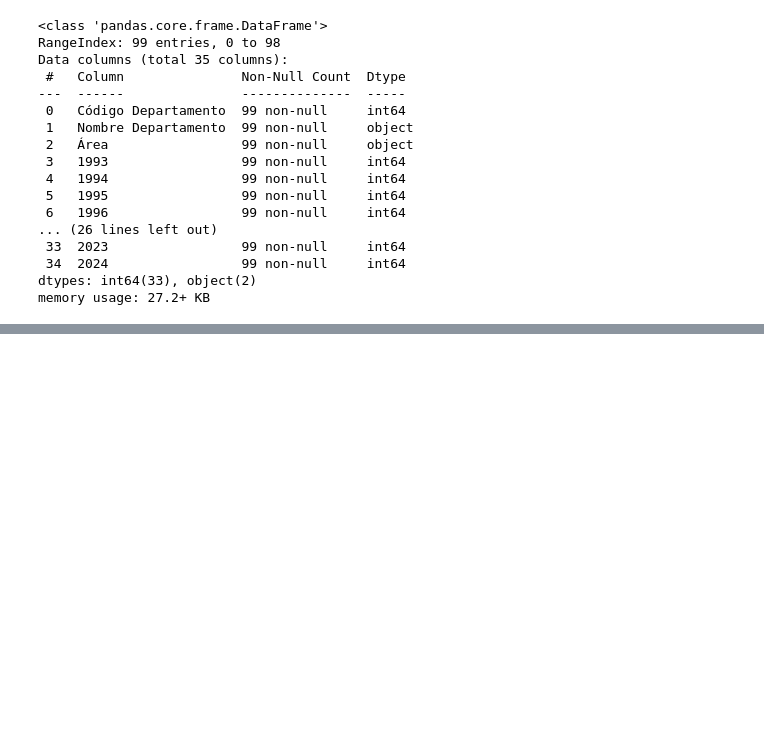
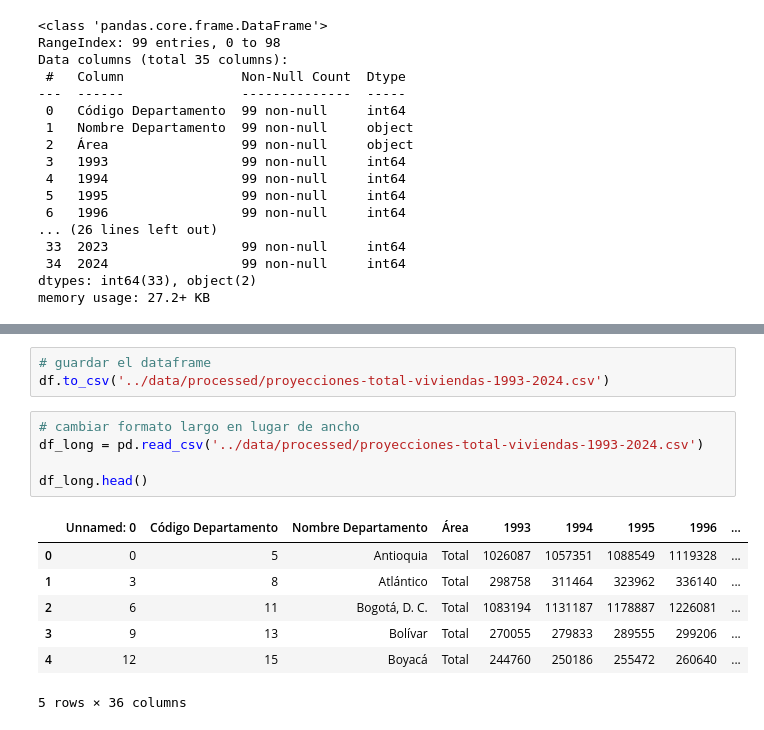
Before and after one commit to diegofercho21323/data-my-home, a Jupyter notebook: notebooks/viviendas_ocupadas_desocupadas.ipynb, the cells around one changed output, grey strips where cells are left out. Drawn from its saved outputs; the diff is of its cells as text; blank space fills up the shorter version.

```diff
--- a/notebooks/viviendas_ocupadas_desocupadas.ipynb
+++ b/notebooks/viviendas_ocupadas_desocupadas.ipynb
@@ -57,0 +65,16 @@ memory usage: 27.2+ KB
+# %%
+# guardar el dataframe
+df.to_csv('../data/processed/proyecciones-total-viviendas-1993-2024.csv')
+# %%
+# cambiar formato largo en lugar de ancho
+df_long = pd.read_csv('../data/processed/proyecciones-total-viviendas-1993-2024.csv')
+
+df_long.head()
+# %% [output]
+|  | Unnamed: 0 | Código Departamento | Nombre Departamento | Área | 1993 | 1994 | 1995 | 1996 | ... |
+| 0 | 0 | 5 | Antioquia | Total | 1026087 | 1057351 | 1088549 | 1119328 | ... |
+| 1 | 3 | 8 | Atlántico | Total | 298758 | 311464 | 323962 | 336140 | ... |
+| 2 | 6 | 11 | Bogotá, D. C. | Total | 1083194 | 1131187 | 1178887 | 1226081 | ... |
+| 3 | 9 | 13 | Bolívar | Total | 270055 | 279833 | 289555 | 299206 | ... |
+| 4 | 12 | 15 | Boyacá | Total | 244760 | 250186 | 255472 | 260640 | ... |
+5 rows × 36 columns
```
Also changed, not shown: parts of 4 cells of this notebook, 5 other files.
